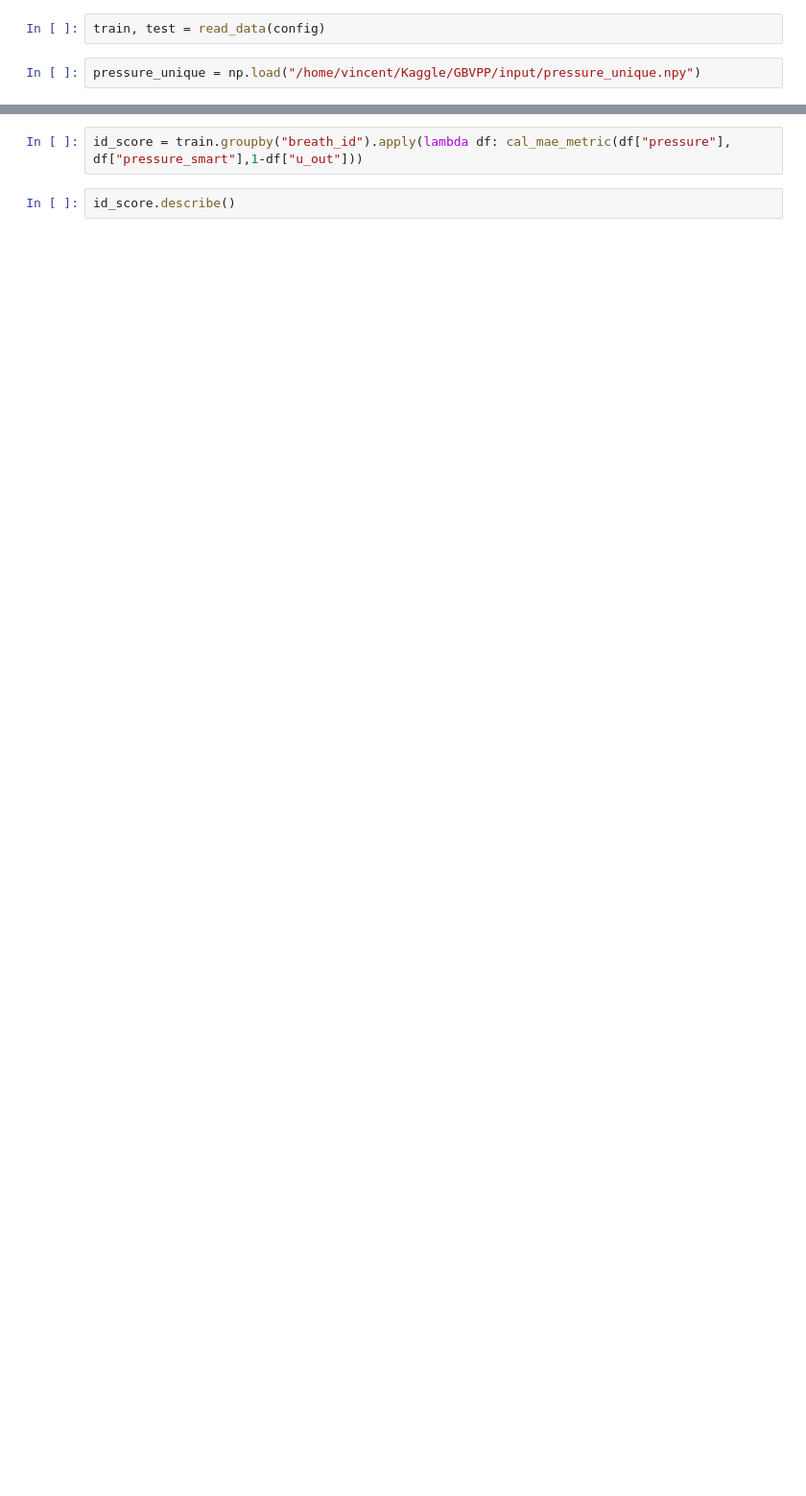
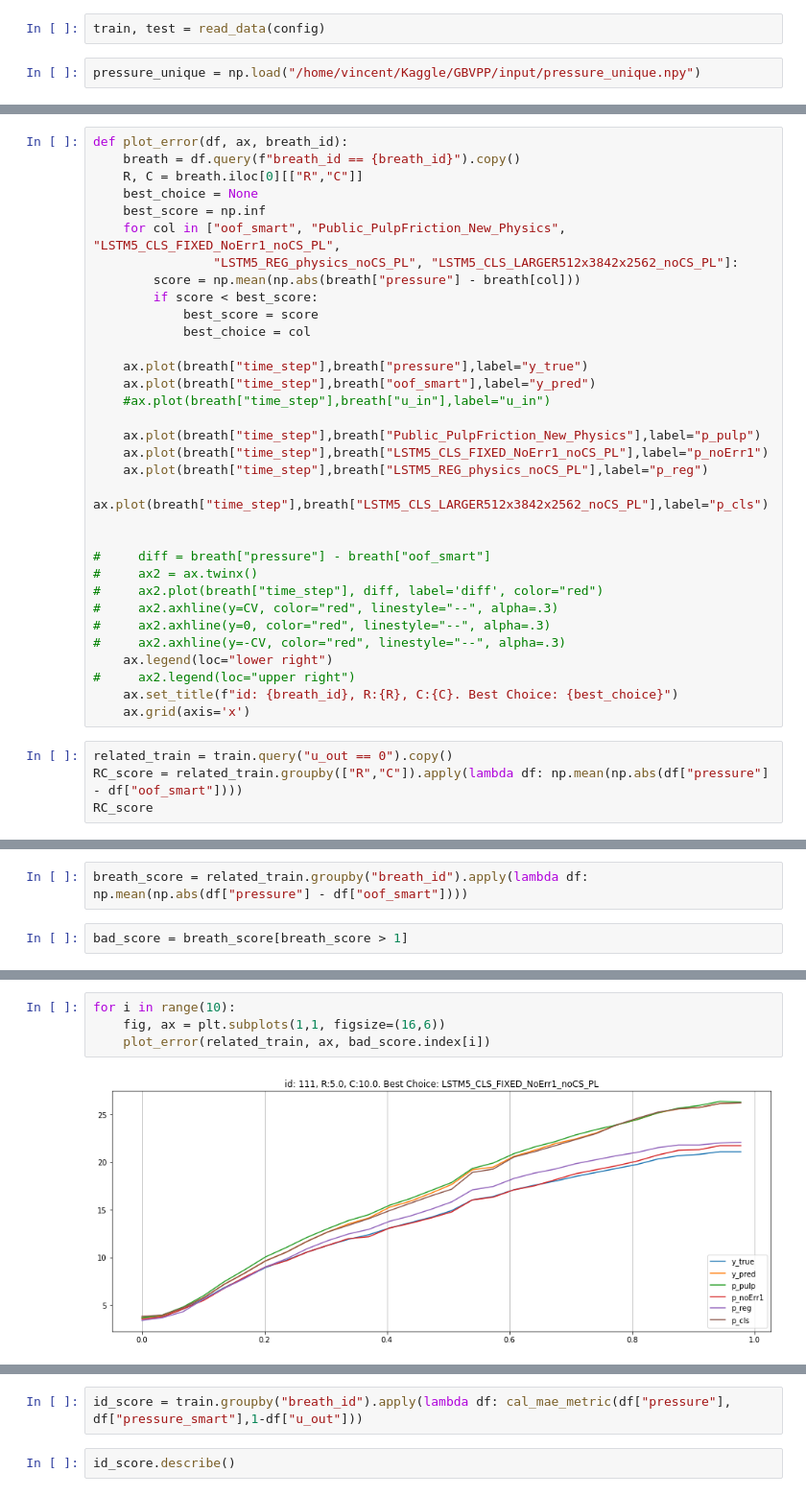
Before and after one commit to ZiyueWang25/GBVPP, a Jupyter notebook: notebook/Ensemble.ipynb, the cells around one changed output, grey strips where cells are left out. Shown at 96% size. Saved outputs shown, nothing was run; the diff lists cells and outputs as text; blank space fills up the shorter version.

```diff
--- a/notebook/Ensemble.ipynb
+++ b/notebook/Ensemble.ipynb
@@ -135,0 +174,37 @@ sub_all.head()
+# %%
+def plot_error(df, ax, breath_id):
+    breath = df.query(f"breath_id == {breath_id}").copy()
+    R, C = breath.iloc[0][["R","C"]]
+    best_choice = None
+    best_score = np.inf
+    for col in ["oof_smart", "Public_PulpFriction_New_Physics", "LSTM5_CLS_FIXED_NoErr1_noCS_PL",
+                "LSTM5_REG_physics_noCS_PL", "LSTM5_CLS_LARGER512x3842x2562_noCS_PL"]:
+        score = np.mean(np.abs(breath["pressure"] - breath[col]))
+        if score < best_score:
+            best_score = score
+            best_choice = col
+
+    ax.plot(breath["time_step"],breath["pressure"],label="y_true")
+    ax.plot(breath["time_step"],breath["oof_smart"],label="y_pred")
+    #ax.plot(breath["time_step"],breath["u_in"],label="u_in")
+
+    ax.plot(breath["time_step"],breath["Public_PulpFriction_New_Physics"],label="p_pulp")
+    ax.plot(breath["time_step"],breath["LSTM5_CLS_FIXED_NoErr1_noCS_PL"],label="p_noErr1")
+    ax.plot(breath["time_step"],breath["LSTM5_REG_physics_noCS_PL"],label="p_reg")
+    ax.plot(breath["time_step"],breath["LSTM5_CLS_LARGER512x3842x2562_noCS_PL"],label="p_cls")
+
+
+#     diff = breath["pressure"] - breath["oof_smart"]
+#     ax2 = ax.twinx()
+#     ax2.plot(breath["time_step"], diff, label='diff', color="red")
+#     ax2.axhline(y=CV, color="red", linestyle="--", alpha=.3)
+#     ax2.axhline(y=0, color="red", linestyle="--", alpha=.3)
+#     ax2.axhline(y=-CV, color="red", linestyle="--", alpha=.3)
+    ax.legend(loc="lower right")
+#     ax2.legend(loc="upper right")
+    ax.set_title(f"id: {breath_id}, R:{R}, C:{C}. Best Choice: {best_choice}")
+    ax.grid(axis='x')
+# %%
+related_train = train.query("u_out == 0").copy()
+RC_score = related_train.groupby(["R","C"]).apply(lambda df: np.mean(np.abs(df["pressure"] - df["oof_smart"])))
+RC_score
@@ -135,0 +223,4 @@ sub_all.head()
+# %%
+breath_score = related_train.groupby("breath_id").apply(lambda df: np.mean(np.abs(df["pressure"] - df["oof_smart"])))
+# %%
+bad_score = breath_score[breath_score > 1]
@@ -135,0 +237,6 @@ sub_all.head()
+# %%
+for i in range(10):
+    fig, ax = plt.subplots(1,1, figsize=(16,6))
+    plot_error(related_train, ax, bad_score.index[i])
+# %% [output]
+[figure, added]
```
Also changed, not shown: parts of 76 cells of this notebook, 4 other files.
